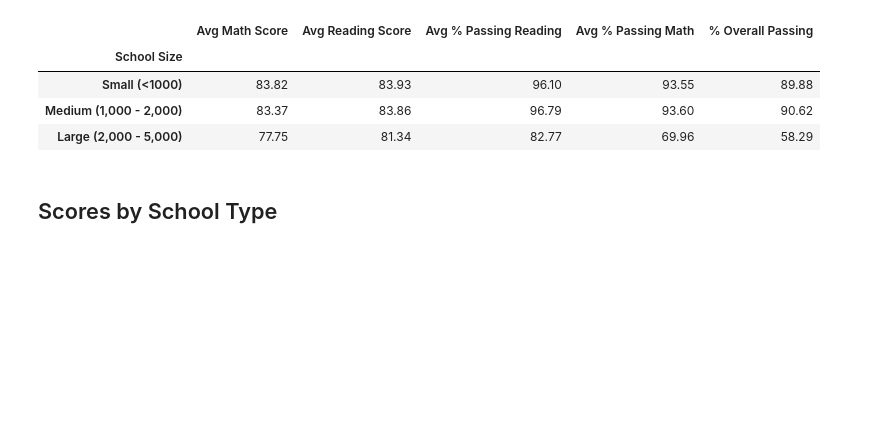
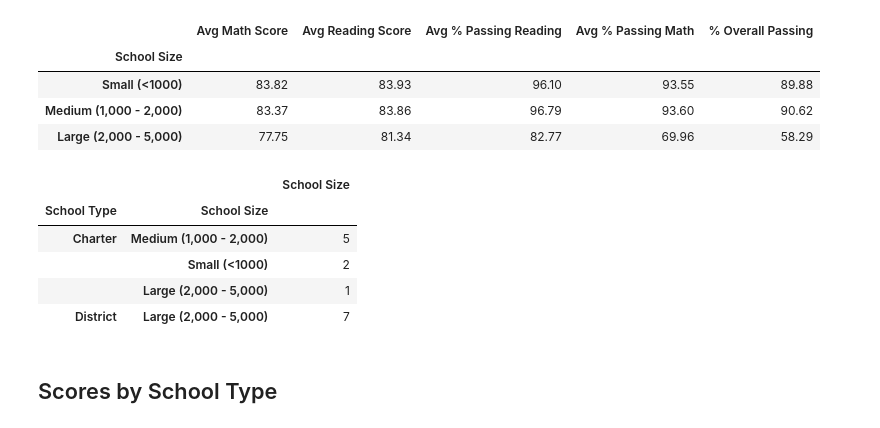
Before and after one commit to CCom20/pandas-challenge, a Jupyter notebook: pycityschools/PyCitySchools_starter.ipynb, the cells around one changed output. Cells and saved outputs as stored; diff of their text form; code cells hidden in the pictures; blank space fills up the shorter version.

```diff
--- a/pycityschools/PyCitySchools_starter.ipynb
+++ b/pycityschools/PyCitySchools_starter.ipynb
@@ -357,6 +357,16 @@ school_size_df
 | Small (<1000) | 83.82 | 83.93 | 96.10 | 93.55 | 89.88 |
 | Medium (1,000 - 2,000) | 83.37 | 83.86 | 96.79 | 93.60 | 90.62 |
 | Large (2,000 - 5,000) | 77.75 | 81.34 | 82.77 | 69.96 | 58.29 |
+# %%
+school_size_counts_df = pd.DataFrame(school_summary_df.groupby(["School Type"])["School Size"].value_counts())
+school_size_counts_df
+# %% [output]
+|  |  | School Size |
+| School Type | School Size |  |
+| Charter | Medium (1,000 - 2,000) | 5 |
+|  | Small (<1000) | 2 |
+|  | Large (2,000 - 5,000) | 1 |
+| District | Large (2,000 - 5,000) | 7 |
 # %% [markdown]
 ## Scores by School Type
 # %% [markdown]
```
Also changed, not shown: parts of 1 cell of this notebook.
